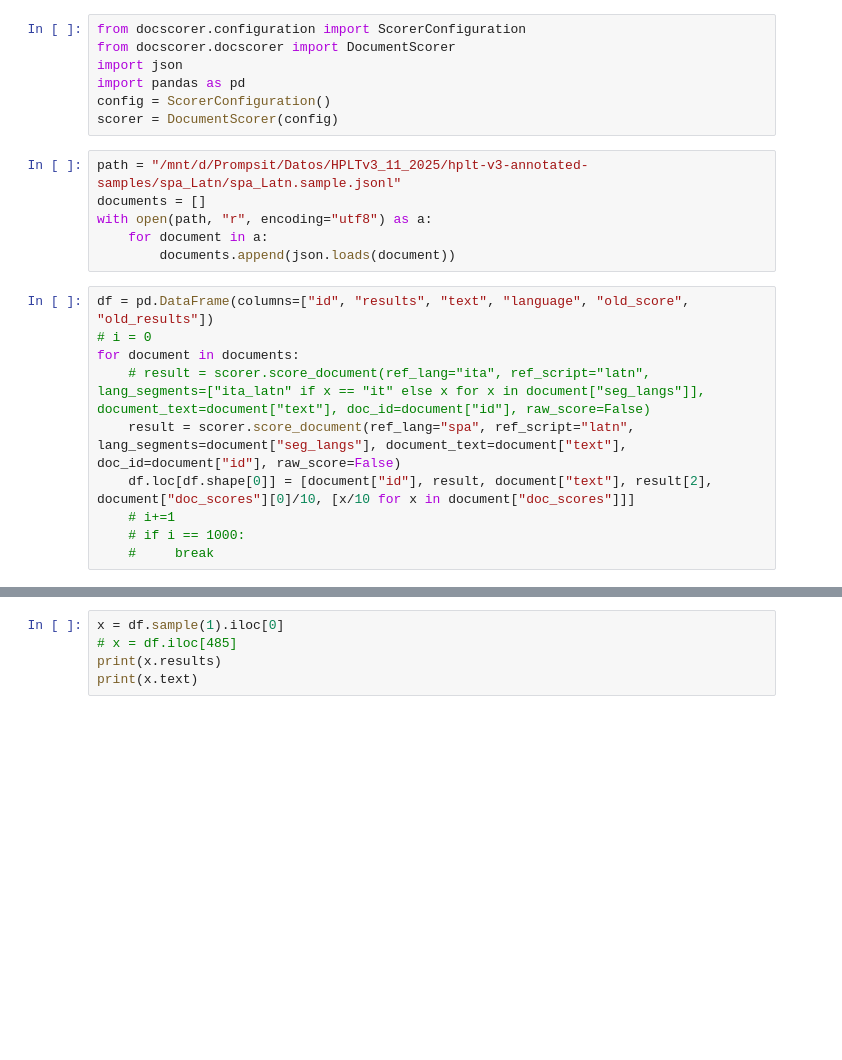
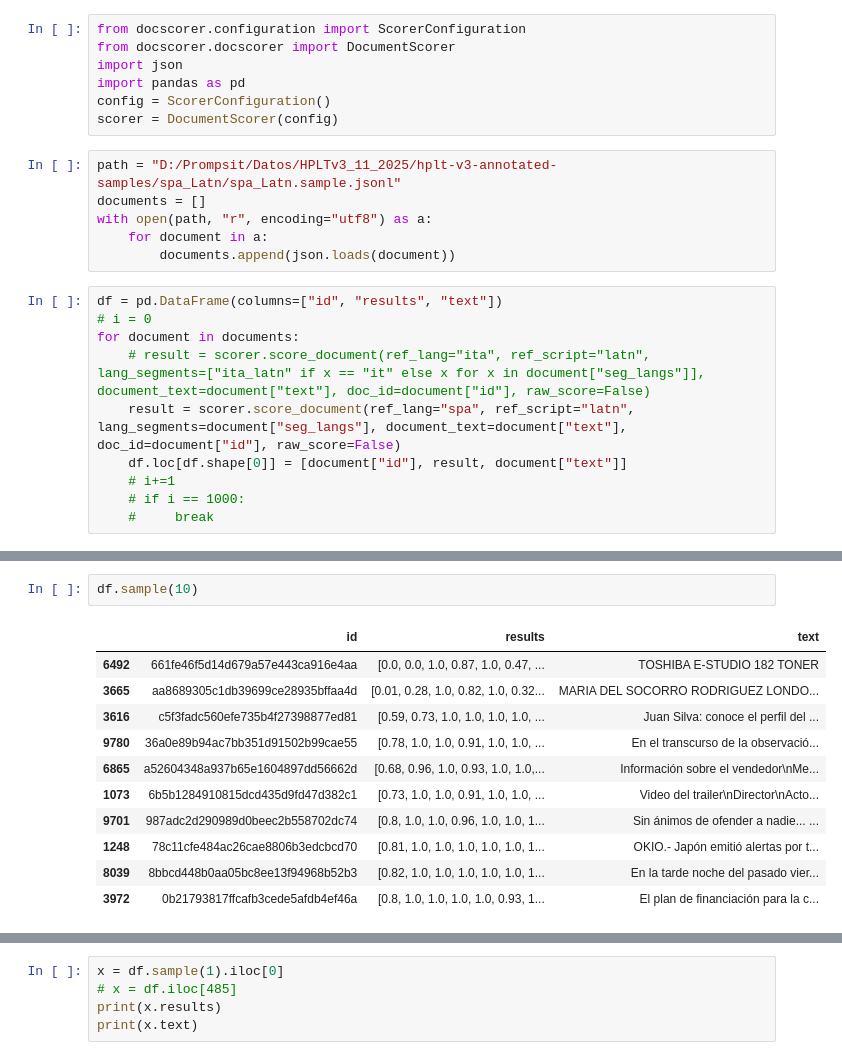
Before and after one commit to pablop16n/web-docs-scorer, a Jupyter notebook: src/ejecutar.ipynb, the cells around one changed output, grey strips where cells are left out. Saved outputs shown, nothing was run; the diff lists cells and outputs as text; blank space fills up the shorter version.

```diff
--- a/src/ejecutar.ipynb
+++ b/src/ejecutar.ipynb
@@ -8,18 +8,18 @@ import pandas as pd
 config = ScorerConfiguration()
 scorer = DocumentScorer(config)
 # %%
-path = "/mnt/d/Prompsit/Datos/HPLTv3_11_2025/hplt-v3-annotated-samples/spa_Latn/spa_Latn.sample.jsonl"
+path = "D:/Prompsit/Datos/HPLTv3_11_2025/hplt-v3-annotated-samples/spa_Latn/spa_Latn.sample.jsonl"
 documents = []
 with open(path, "r", encoding="utf8") as a:
     for document in a:
         documents.append(json.loads(document))
 # %%
-df = pd.DataFrame(columns=["id", "results", "text", "language", "old_score", "old_results"])
+df = pd.DataFrame(columns=["id", "results", "text"])
 # i = 0
 for document in documents:
     # result = scorer.score_document(ref_lang="ita", ref_script="latn", lang_segments=["ita_latn" if x == "it" else x for x in document["seg_langs"]], document_text=document["text"], doc_id=document["id"], raw_score=False)
     result = scorer.score_document(ref_lang="spa", ref_script="latn", lang_segments=document["seg_langs"], document_text=document["text"], doc_id=document["id"], raw_score=False)
-    df.loc[df.shape[0]] = [document["id"], result, document["text"], result[2], document["doc_scores"][0]/10, [x/10 for x in document["doc_scores"]]]
+    df.loc[df.shape[0]] = [document["id"], result, document["text"]]
     # i+=1
     # if i == 1000:
     #     break
@@ -47,0 +53,14 @@ df.shape
+# %%
+df.sample(10)
+# %% [output]
+|  | id | results | text |
+| 6492 | 661fe46f5d14d679a57e443ca916e4aa | [0.0, 0.0, 1.0, 0.87, 1.0, 0.47, ... | TOSHIBA E-STUDIO 182 TONER |
+| 3665 | aa8689305c1db39699ce28935bffaa4d | [0.01, 0.28, 1.0, 0.82, 1.0, 0.32... | MARIA DEL SOCORRO RODRIGUEZ LONDO... |
+| 3616 | c5f3fadc560efe735b4f27398877ed81 | [0.59, 0.73, 1.0, 1.0, 1.0, 1.0, ... | Juan Silva: conoce el perfil del ... |
+| 9780 | 36a0e89b94ac7bb351d91502b99cae55 | [0.78, 1.0, 1.0, 0.91, 1.0, 1.0, ... | En el transcurso de la observació... |
+| 6865 | a52604348a937b65e1604897dd56662d | [0.68, 0.96, 1.0, 0.93, 1.0, 1.0,... | Información sobre el vendedor\nMe... |
+| 1073 | 6b5b1284910815dcd435d9fd47d382c1 | [0.73, 1.0, 1.0, 0.91, 1.0, 1.0, ... | Video del trailer\nDirector\nActo... |
+| 9701 | 987adc2d290989d0beec2b558702dc74 | [0.8, 1.0, 1.0, 0.96, 1.0, 1.0, 1... | Sin ánimos de ofender a nadie... ... |
+| 1248 | 78c11cfe484ac26cae8806b3edcbcd70 | [0.81, 1.0, 1.0, 1.0, 1.0, 1.0, 1... | OKIO.- Japón emitió alertas por t... |
+| 8039 | 8bbcd448b0aa05bc8ee13f94968b52b3 | [0.82, 1.0, 1.0, 1.0, 1.0, 1.0, 1... | En la tarde noche del pasado vier... |
+| 3972 | 0b21793817ffcafb3cede5afdb4ef46a | [0.8, 1.0, 1.0, 1.0, 1.0, 0.93, 1... | El plan de financiación para la c... |
```
Also changed, not shown: parts of 9 cells of this notebook, 22 other files.
